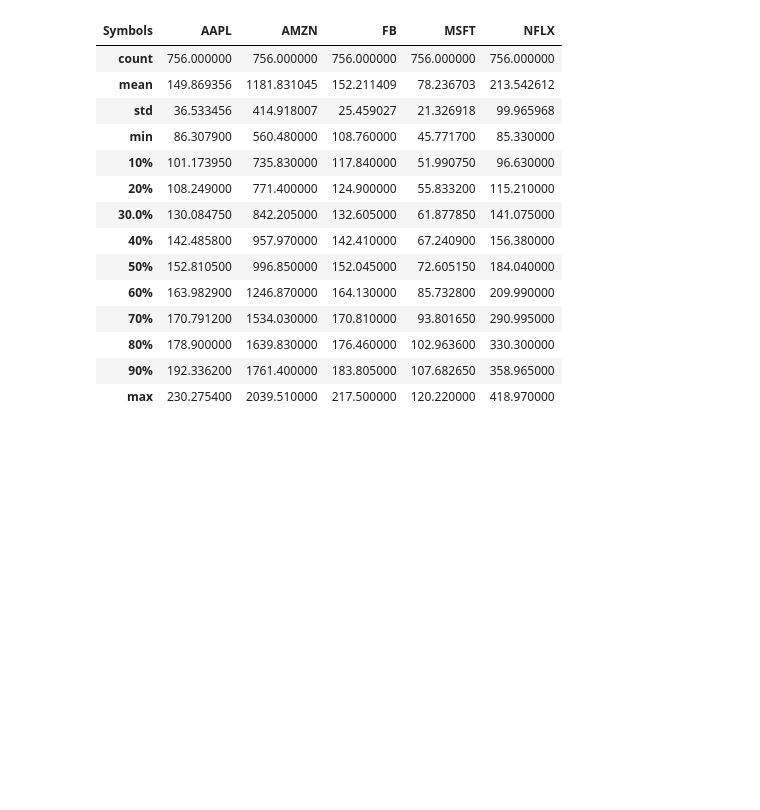
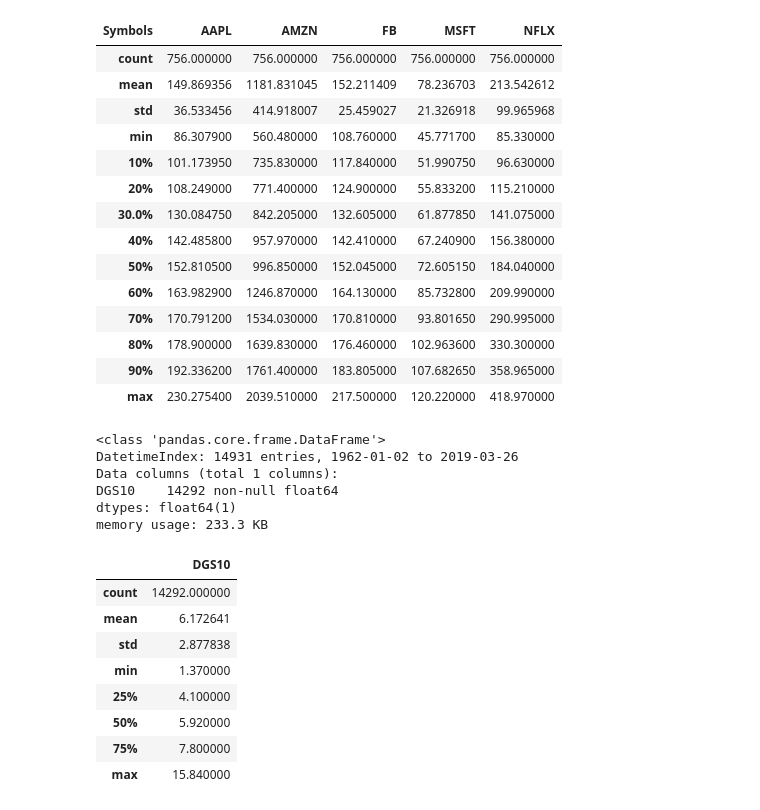
Before and after one commit to LaloCo/DataCamp_Projects, a Jupyter notebook: Display Stock & Economic Data.ipynb, the cells around one changed output. Saved outputs shown, nothing was run; the diff lists cells and outputs as text; code cells hidden in the pictures; blank space fills up the shorter version.

```diff
--- a/Display Stock & Economic Data.ipynb
+++ b/Display Stock & Economic Data.ipynb
@@ -211,3 +211,25 @@ close_data.describe(percentiles=np.arange(.1,.91,.1))
 | 80% | 178.900000 | 1639.830000 | 176.460000 | 102.963600 | 330.300000 |
 | 90% | 192.336200 | 1761.400000 | 183.805000 | 107.682650 | 358.965000 |
 | max | 230.275400 | 2039.510000 | 217.500000 | 120.220000 | 418.970000 |
+# %%
+ty10 = DataReader('DGS10', 'fred', date(1962,1,1))
+ty10.info()
+# %% [output]
+<class 'pandas.core.frame.DataFrame'>
+DatetimeIndex: 14931 entries, 1962-01-02 to 2019-03-26
+Data columns (total 1 columns):
+DGS10    14292 non-null float64
+dtypes: float64(1)
+memory usage: 233.3 KB
+# %%
+ty10.describe()
+# %% [output]
+|  | DGS10 |
+| count | 14292.000000 |
+| mean | 6.172641 |
+| std | 2.877838 |
+| min | 1.370000 |
+| 25% | 4.100000 |
+| 50% | 5.920000 |
+| 75% | 7.800000 |
+| max | 15.840000 |
```
Also changed, not shown: parts of 4 cells of this notebook.
